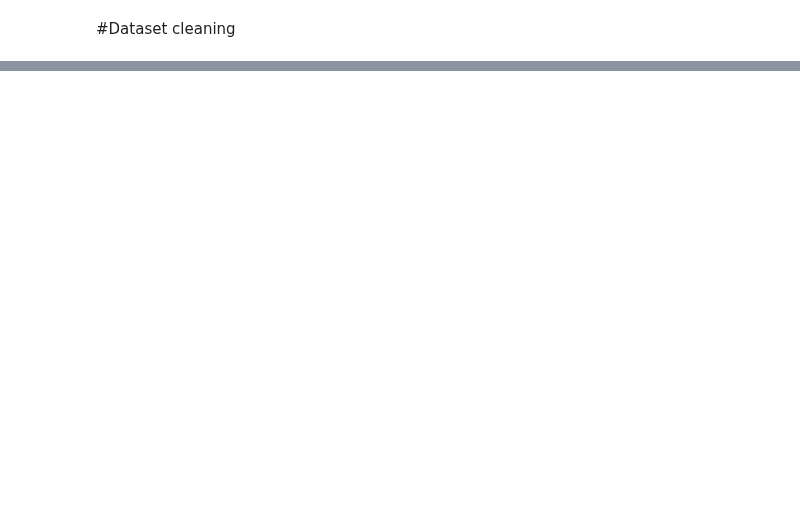
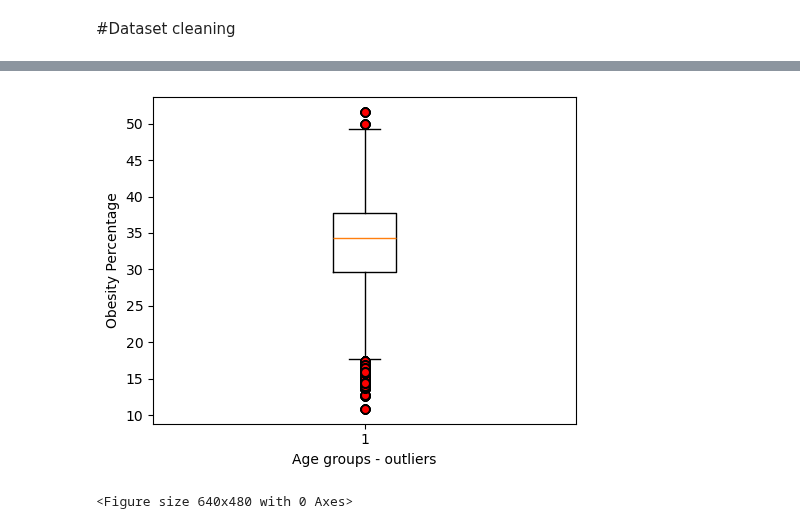
Before and after one commit to paolavdw/Project-1, a Jupyter notebook: Physical_Activity_and_Obesity_Across_US.ipynb, the cells around one changed output, grey strips where cells are left out. Cells and saved outputs as stored; diff of their text form; code cells hidden in the pictures; blank space fills up the shorter version.

```diff
--- a/Physical_Activity_and_Obesity_Across_US.ipynb
+++ b/Physical_Activity_and_Obesity_Across_US.ipynb
@@ -94,0 +64,6 @@ reduced_data_df.head()
+# %%
+# Remove remaining rows with missing data
+
+reduced_df = reduced_df.dropna(how='any')
+
+reduced_df.head()
@@ -94,0 +95,8 @@ reduced_data_df.head()
+# %%
+# We replace the income column with a numeric income value column
+reduced_df['Income'] = reduced_df['Income'].replace({'Less than $15,000': 10000, '$25,000 - $34,999': 30000, '$50,000 - $74,999':60000 ,
+                                                      '$35,000 - $49,999': 40000, 'Data not reported':0, '$75,000 or greater': 75000,
+                                                      '$15,000 - $24,999':20000})
+
+
+reduced_df.head()
@@ -94,0 +200,17 @@ reduced_data_df.head()
+# %%
+# Filter our dataframe for Obesity and Overweight classification only
+Obesity_df= reduced_df.loc[(reduced_df['Class']=='Obesity / Weight Status')]
+
+#plot the histogram to show the Obesity percentage distribution
+plt.hist(Obesity_df['Percentage'])
+plt.title('Obesity Percentage Distribution')
+plt.xlabel('Obesity Percentages')
+plt.ylabel('Frequency')
+plt.show()
+
+#save to image folder
+plt.savefig("Images/obesitypercentage-Distribution")
+
+print("Average Obesity and overweight classification across US is:", Obesity_df['Percentage'].mean())
+print(st.normaltest(Obesity_df['Percentage'].sample(1000)))
+print(st.normaltest(Obesity_df['Percentage'].sample(20000)))
@@ -94,0 +266,17 @@ reduced_data_df.head()
+# %%
+#boxplot the outliers
+plt.figure(figsize=(5,4))
+boxplot = plt.boxplot(Obesity_df['Percentage'], showfliers=True, vert=True)
+for outlier in boxplot['fliers']:
+    outlier.set(marker='o', markerfacecolor='red', markersize=6)
+
+plt.ylabel("Obesity Percentage")
+plt.xlabel('Age groups - outliers')
+plt.tight_layout()
+plt.show()
+
+#save to image folder
+plt.savefig("Images/obesity-outliers")
+# %% [output]
+[figure, added]
+<Figure size 640x480 with 0 Axes>
```
Also changed, not shown: parts of 21 cells of this notebook, 6 other files.
